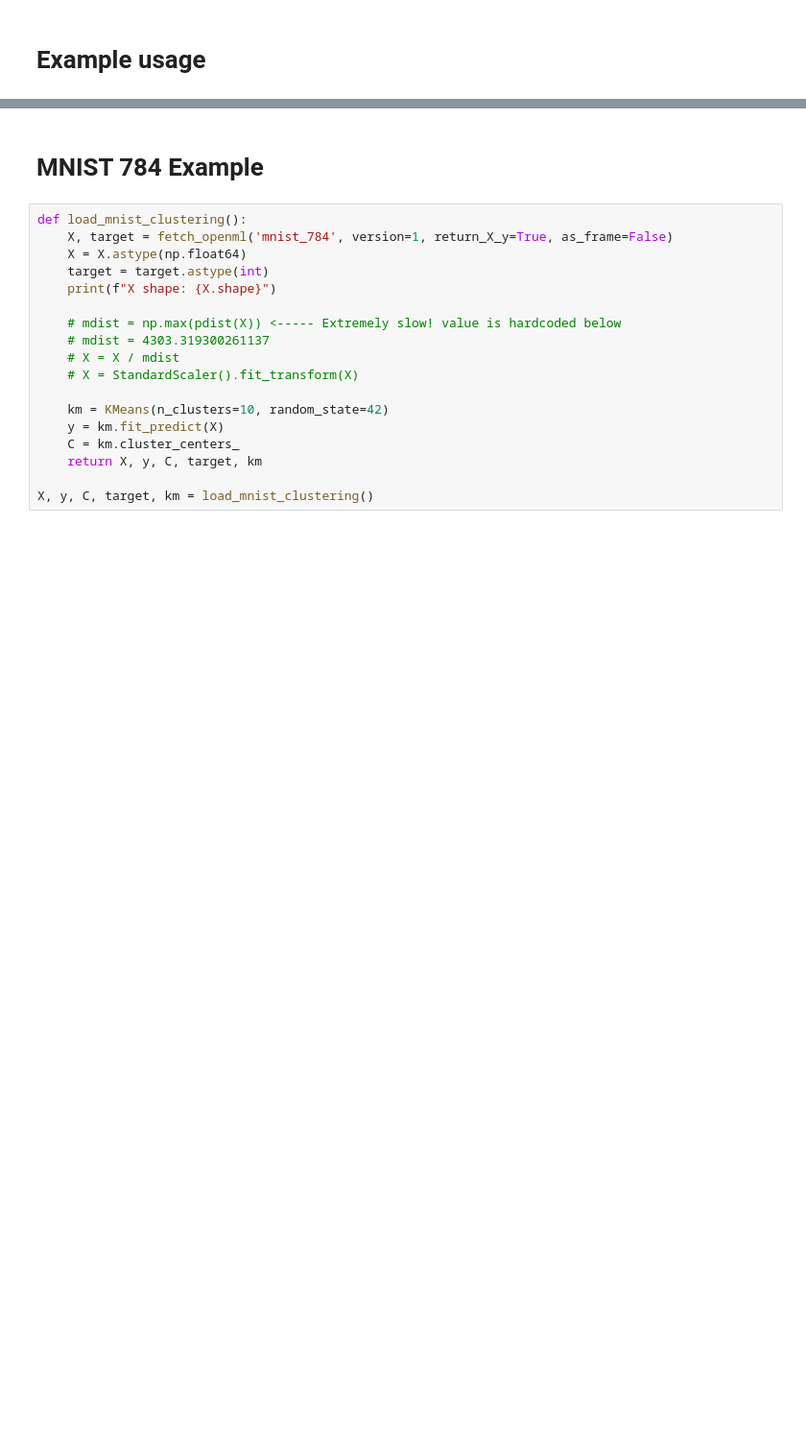
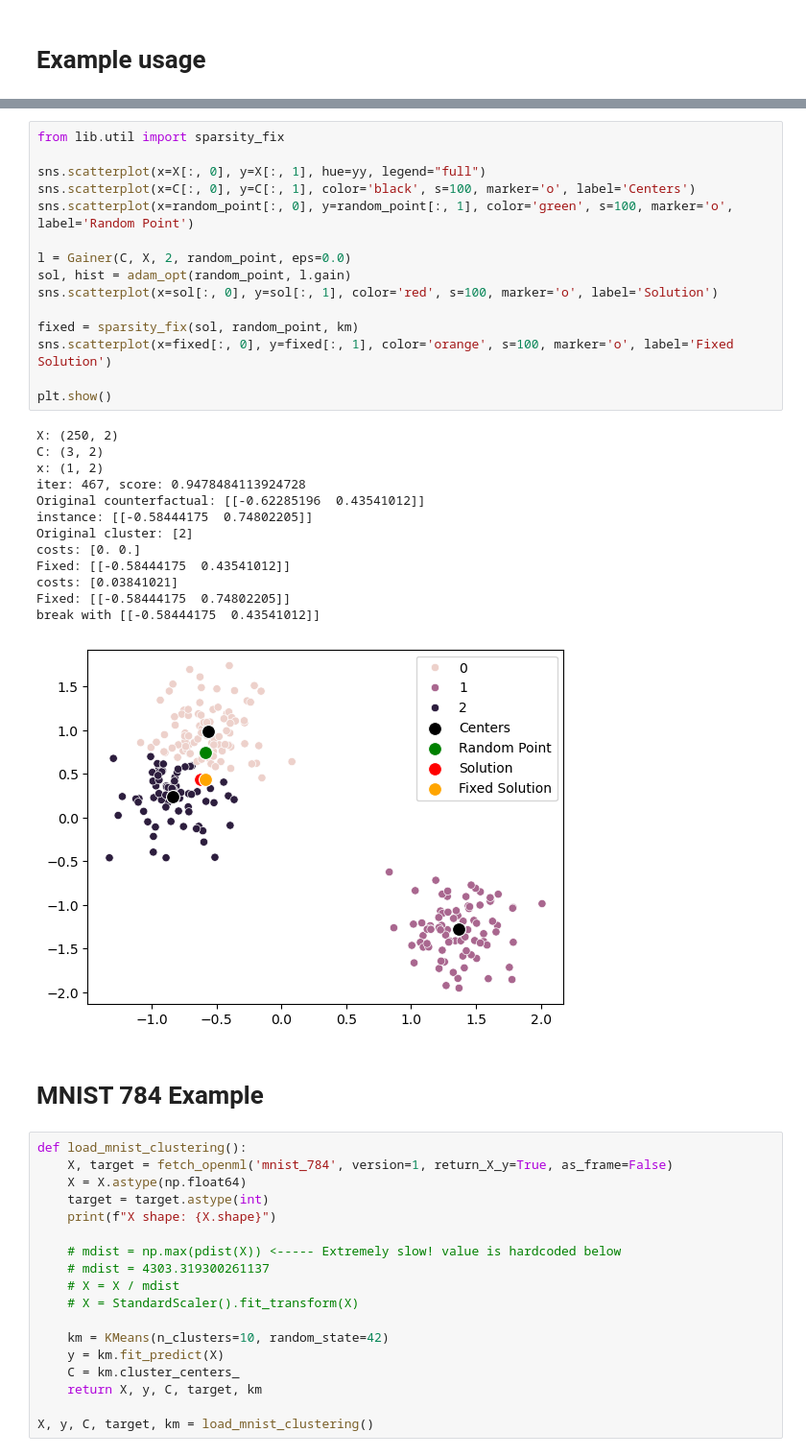
Before and after one commit to jepp3183/Thesis2025, a Jupyter notebook: code/dice_modification.ipynb, the cells around one changed output, grey strips where cells are left out. Shown at 96% size. Saved outputs shown, nothing was run; the diff lists cells and outputs as text; blank space fills up the shorter version.

```diff
--- a/code/dice_modification.ipynb
+++ b/code/dice_modification.ipynb
@@ -106,3 +112,32 @@ plt.show()
+# %%
+from lib.util import sparsity_fix
+
+sns.scatterplot(x=X[:, 0], y=X[:, 1], hue=yy, legend="full")
+sns.scatterplot(x=C[:, 0], y=C[:, 1], color='black', s=100, marker='o', label='Centers')
+sns.scatterplot(x=random_point[:, 0], y=random_point[:, 1], color='green', s=100, marker='o', label='Random Point')
+
+l = Gainer(C, X, 2, random_point, eps=0.0)
+sol, hist = adam_opt(random_point, l.gain)
+sns.scatterplot(x=sol[:, 0], y=sol[:, 1], color='red', s=100, marker='o', label='Solution')
+
+fixed = sparsity_fix(sol, random_point, km)
+sns.scatterplot(x=fixed[:, 0], y=fixed[:, 1], color='orange', s=100, marker='o', label='Fixed Solution')
+
+plt.show()
+# %% [output]
+X: (250, 2)
+C: (3, 2)
+x: (1, 2)
+iter: 467, score: 0.9478484113924728
+Original counterfactual: [[-0.62285196  0.43541012]]
+instance: [[-0.58444175  0.74802205]]
+Original cluster: [2]
+costs: [0. 0.]
+Fixed: [[-0.58444175  0.43541012]]
+costs: [0.03841021]
+Fixed: [[-0.58444175  0.74802205]]
+break with [[-0.58444175  0.43541012]]
+[figure, added]
 # %% [markdown]
 # MNIST 784 Example
 # %%
```
Also changed, not shown: parts of 4 cells of this notebook, 5 other files.
